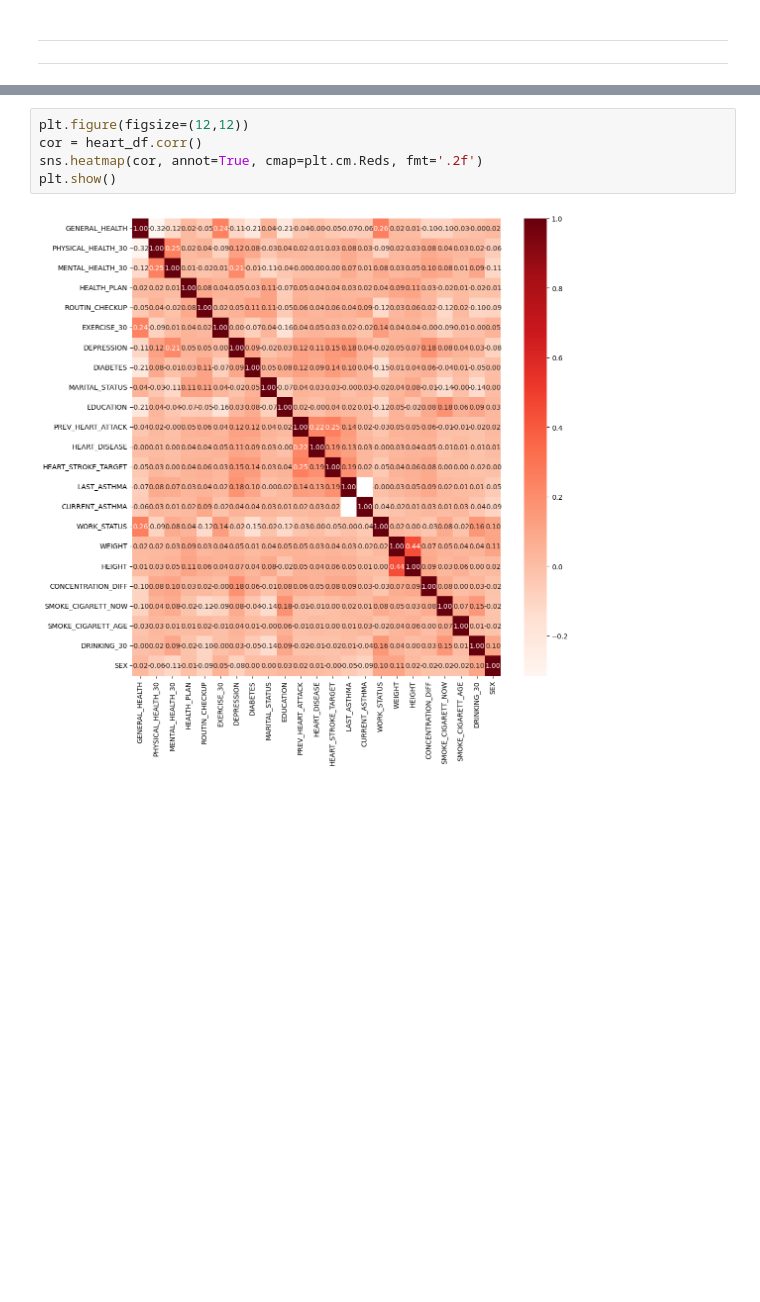
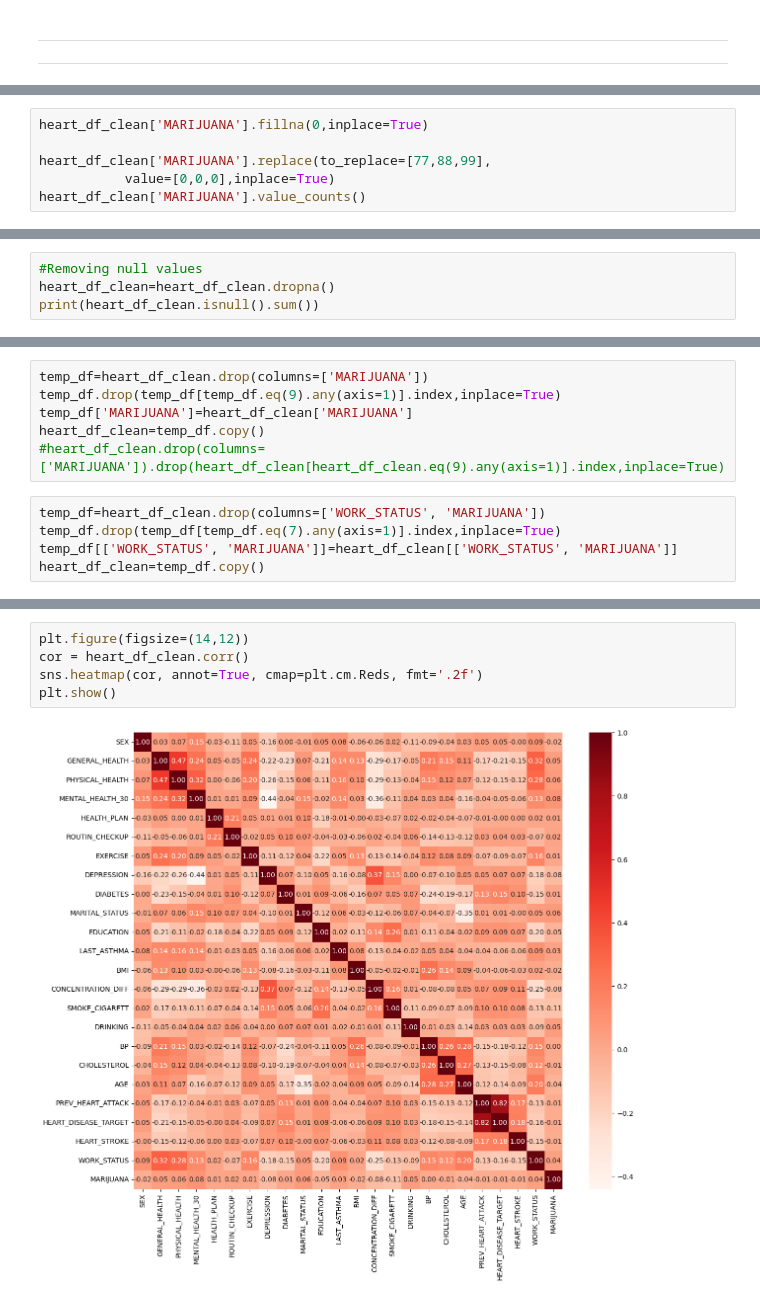
Before and after one commit to leahkrause/project-4, a Jupyter notebook: CDC.ipynb, the cells around one changed output, grey strips where cells are left out. Saved outputs shown, nothing was run; the diff lists cells and outputs as text; blank space fills up the shorter version.

Commit message:
last version&images

```diff
--- a/CDC.ipynb
+++ b/CDC.ipynb
@@ -197,0 +156,6 @@ dtype: float64
+# %%
+heart_df_clean['MARIJUANA'].fillna(0,inplace=True)
+
+heart_df_clean['MARIJUANA'].replace(to_replace=[77,88,99],
+           value=[0,0,0],inplace=True)
+heart_df_clean['MARIJUANA'].value_counts()
@@ -197,0 +180,4 @@ dtype: float64
+# %%
+#Removing null values
+heart_df_clean=heart_df_clean.dropna()
+print(heart_df_clean.isnull().sum())
@@ -197,0 +204,11 @@ dtype: float64
+# %%
+temp_df=heart_df_clean.drop(columns=['MARIJUANA'])
+temp_df.drop(temp_df[temp_df.eq(9).any(axis=1)].index,inplace=True)
+temp_df['MARIJUANA']=heart_df_clean['MARIJUANA']
+heart_df_clean=temp_df.copy()
+#heart_df_clean.drop(columns=['MARIJUANA']).drop(heart_df_clean[heart_df_clean.eq(9).any(axis=1)].index,inplace=True)
+# %%
+temp_df=heart_df_clean.drop(columns=['WORK_STATUS', 'MARIJUANA'])
+temp_df.drop(temp_df[temp_df.eq(7).any(axis=1)].index,inplace=True)
+temp_df[['WORK_STATUS', 'MARIJUANA']]=heart_df_clean[['WORK_STATUS', 'MARIJUANA']]
+heart_df_clean=temp_df.copy()
@@ -222,7 +268,7 @@ dtype: float64
 # %%
-plt.figure(figsize=(12,12))
-cor = heart_df.corr()
+plt.figure(figsize=(14,12))
+cor = heart_df_clean.corr()
 sns.heatmap(cor, annot=True, cmap=plt.cm.Reds, fmt='.2f')
 plt.show()
 # %% [output]
-[figure, old version]
+[figure, new version]
```
Also changed, not shown: parts of 40 cells of this notebook, 6 other files.
